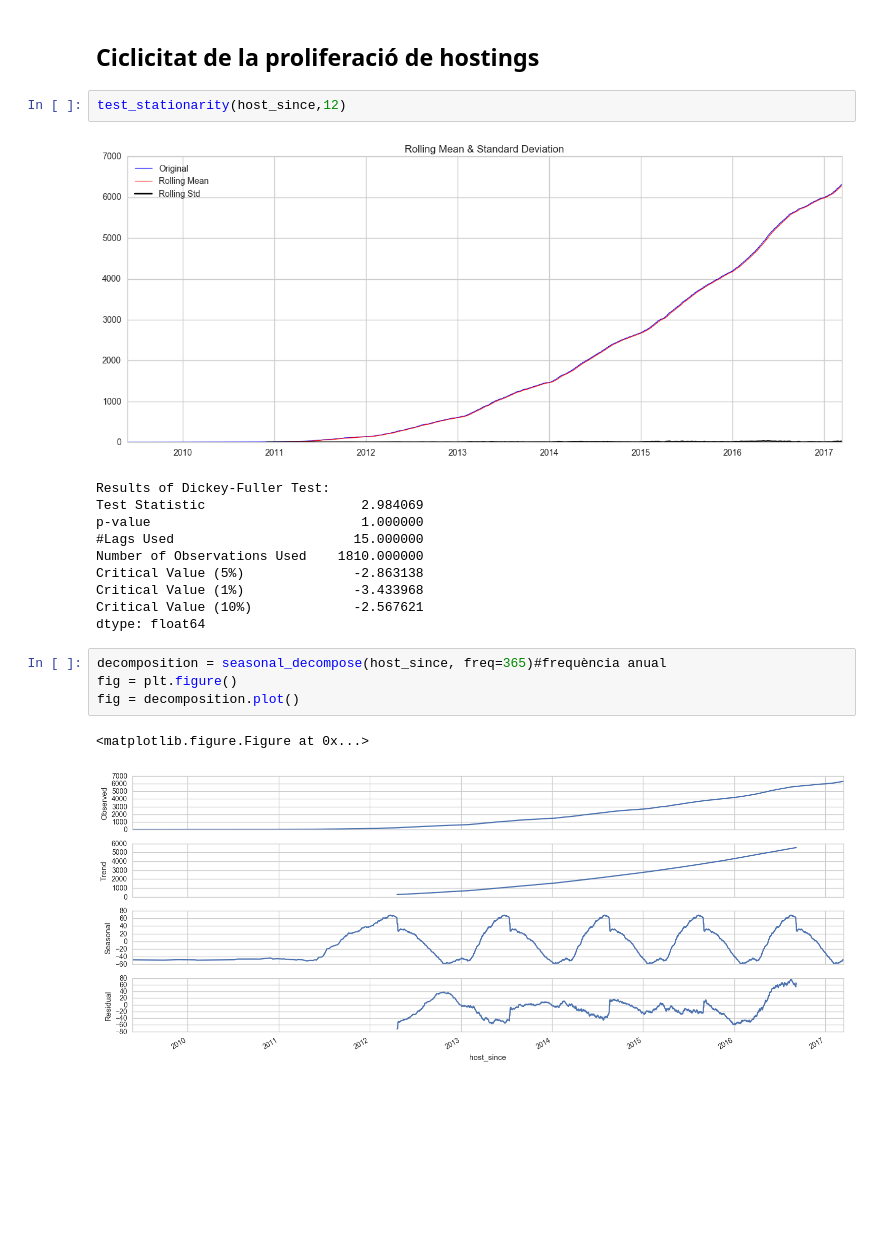
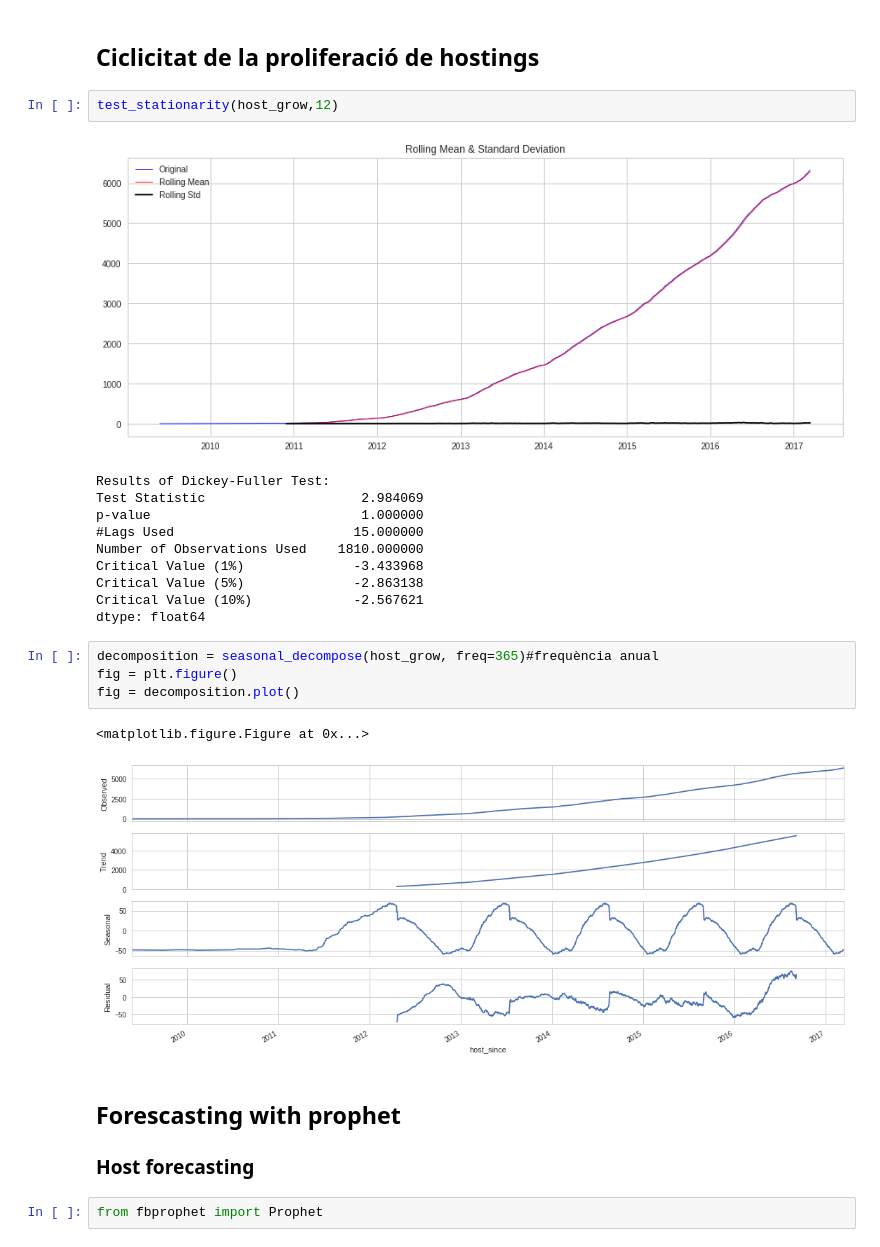
Before and after one commit to BielStela/InsideAirbnb, a Jupyter notebook: notebooks/Forecasting listing and hosting.ipynb, the cells around one changed output. Saved outputs shown, nothing was run; the diff lists cells and outputs as text; blank space fills up the shorter version.

Commit message:
added prophet forecasting to listings and hostings

```diff
--- a/notebooks/Forecasting listing and hosting.ipynb
+++ b/notebooks/Forecasting listing and hosting.ipynb
@@ -137,22 +137,27 @@ fig = decomposition.plot()
 # %% [markdown]
 ## Ciclicitat de la proliferació de hostings
 # %%
-test_stationarity(host_since,12)
+test_stationarity(host_grow,12)
 # %% [output]
-[figure, old version]
+[figure, new version]
 Results of Dickey-Fuller Test:
 Test Statistic                    2.984069
 p-value                           1.000000
 #Lags Used                       15.000000
 Number of Observations Used    1810.000000
+Critical Value (1%)              -3.433968
 Critical Value (5%)              -2.863138
-Critical Value (1%)              -3.433968
 Critical Value (10%)             -2.567621
 dtype: float64
 # %%
-decomposition = seasonal_decompose(host_since, freq=365)#frequència anual
+decomposition = seasonal_decompose(host_grow, freq=365)#frequència anual
 fig = plt.figure()
 fig = decomposition.plot()
 # %% [output]
 <matplotlib.figure.Figure at 0x...>
-[figure, old version]
+[figure, new version]
+# %% [markdown]
+## Forescasting with prophet
+### Host forecasting
+# %%
+from fbprophet import Prophet
```
Also changed, not shown: parts of 20 cells of this notebook.
